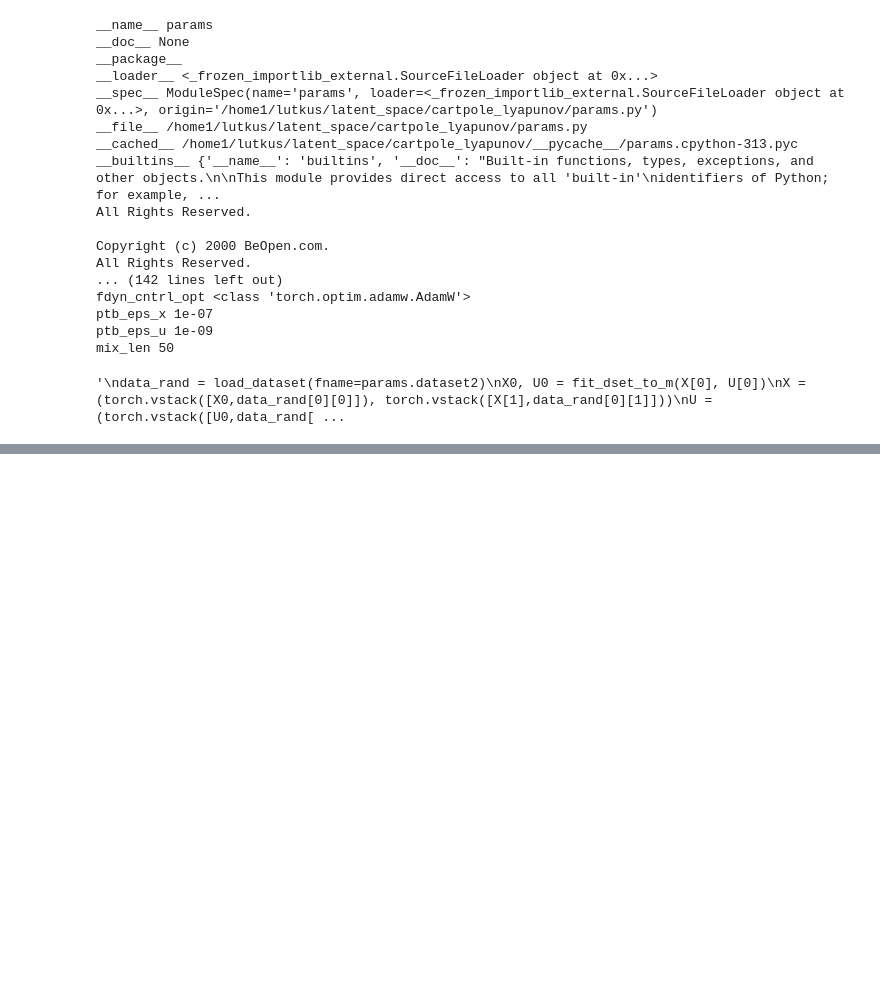
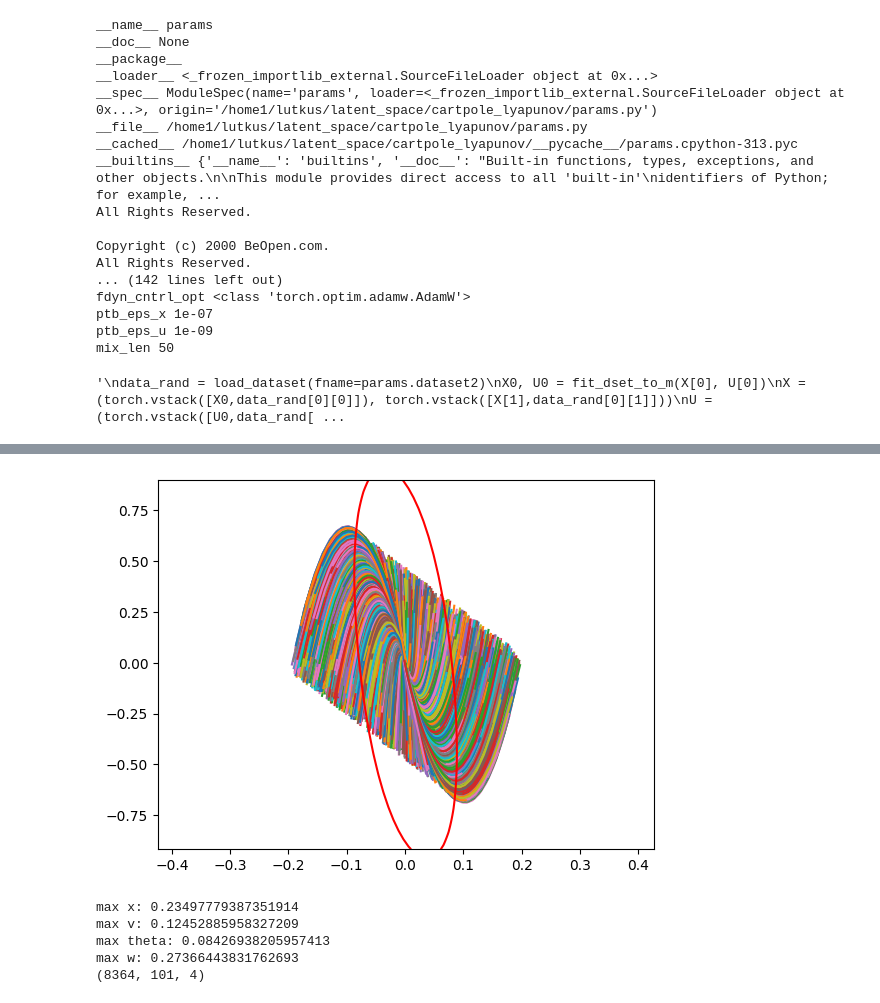
Before and after one commit to paullutkus/Latent-Representations-for-Control-Design-with-Provable-Stability-and-Safety-Guarantees, a Jupyter notebook: cartpole_lyapunov/interface3.ipynb, the cells around one changed output, grey strips where cells are left out. Cells and saved outputs as stored; diff of their text form; code cells hidden in the pictures; blank space fills up the shorter version.

```diff
--- a/cartpole_lyapunov/interface3.ipynb
+++ b/cartpole_lyapunov/interface3.ipynb
@@ -313,0 +334,23 @@ torch.Size([225000])
+# %%
+##############################################
+### Compute Skeleton of Invariant Manifold ###
+##############################################
+
+from theorem_tools import compute_preimage, plot_lyapunov_lvlsets, verify_invariance
+
+#Dx = compute_preimage(ae, z_data, 0.05, 10, uniform_sampling=True)
+#Dx = compute_preimage(ae, z_data, 0.05, 7, uniform_sampling=True) #7
+
+manifold_initial_conditions = compute_preimage(ae, z_data, 0.2, 20, uniform_sampling=True) # x0=0.1, n=7
+a0_manifold = torch.max(V(ae.encode(torch.tensor(manifold_initial_conditions)))).cpu().item()
+
+# n_traj doesn't do anything here, only the grid resolution in the previous step influences the number of trajecotries (one per each grid point)
+manifold, _, _, _, _, _ = rollout_trajectories(ae, fdyn, lqr, manifold_initial_conditions, n_traj=500, T=100, V=V, a0=a0_manifold/6, n_per_axis=100)
+print(manifold.shape)
+# %% [output]
+[figure, added]
+max x: 0.23497779387351914
+max v: 0.12452885958327209
+max theta: 0.08426938205957413
+max w: 0.27366443831762693
+(8364, 101, 4)
```
Also changed, not shown: parts of 14 cells of this notebook, 6 other files.
